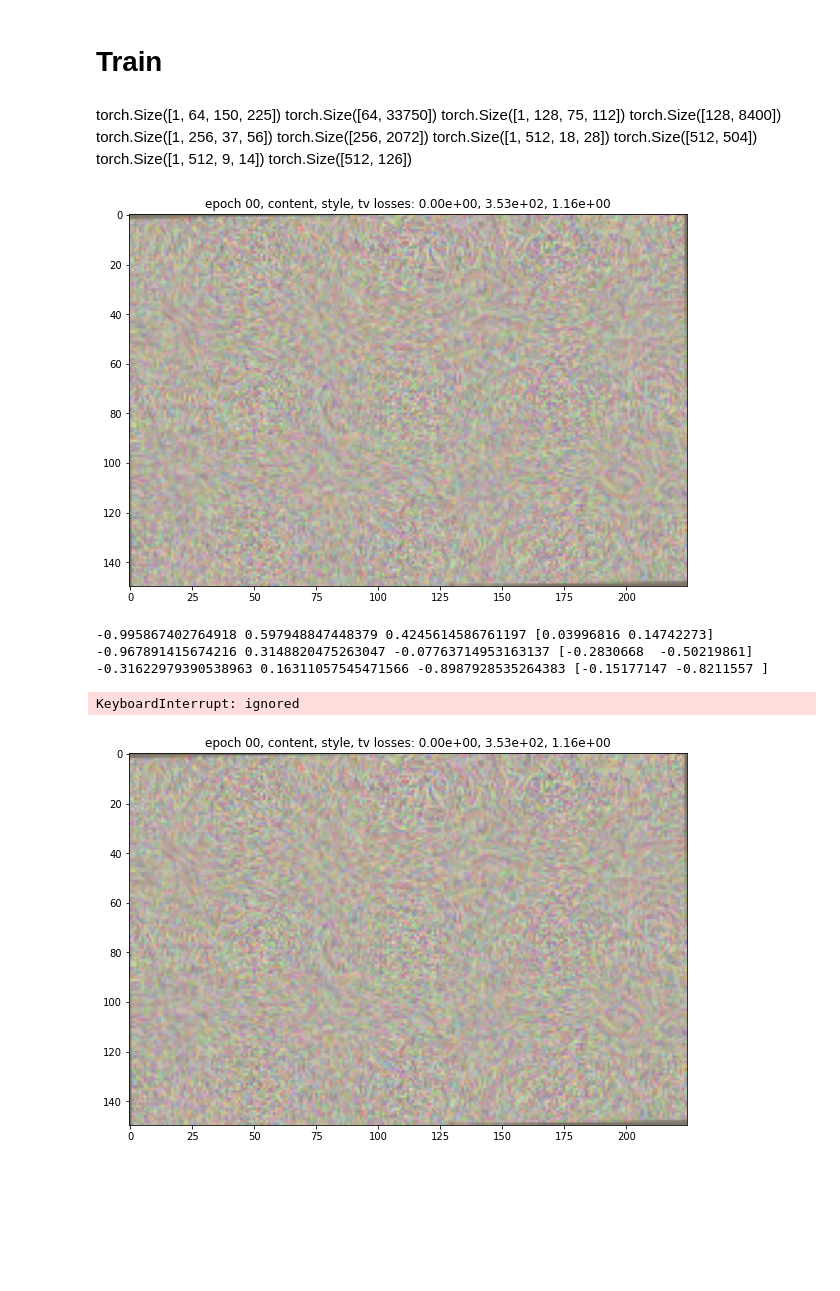
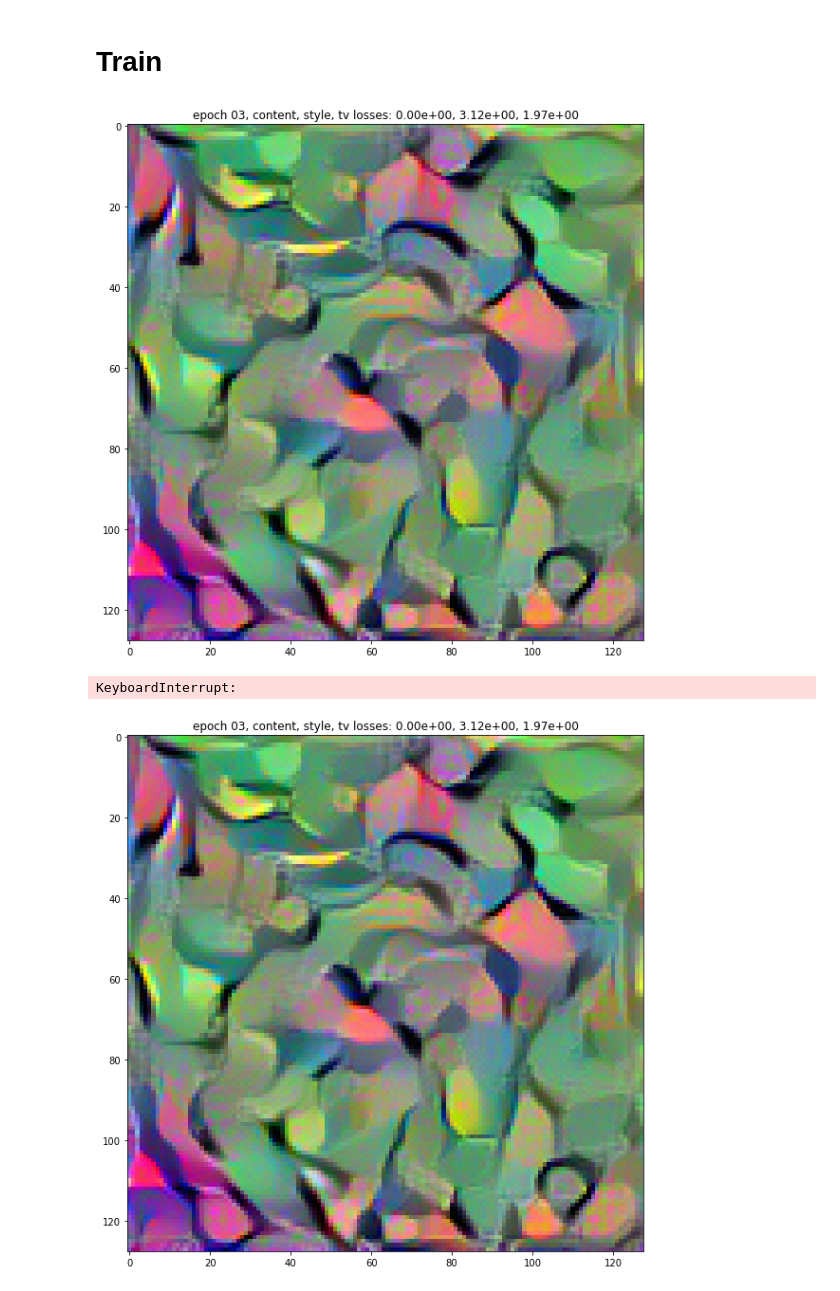
Before and after one commit to abauville/Neural_style_transfer, a Jupyter notebook: 03_Style_transfer.ipynb, the cells around one changed output. Saved outputs shown, nothing was run; the diff lists cells and outputs as text; code cells hidden in the pictures; blank space fills up the shorter version.

```diff
--- a/03_Style_transfer.ipynb
+++ b/03_Style_transfer.ipynb
@@ -53,7 +53,7 @@ _ = plt.imshow(style_im); plt.title("style"); plt.axis("off")
 Normalization, resizing etc... to correspond to the input format of images trained by t
 # %%
 # From D2L
-im_shape = (150, 225)
+im_shape = (128,128)
 rgb_mean = torch.tensor([0.485, 0.456, 0.406])
 rgb_std = torch.tensor([0.229, 0.224, 0.225])
 
@@ -62,14 +62,17 @@ def preprocess(img, image_shape):
         torchvision.transforms.ToPILImage(),
         torchvision.transforms.Resize(image_shape),
         torchvision.transforms.ToTensor(),
-        torchvision.transforms.Normalize(mean=rgb_mean, std=rgb_std)
+#         torchvision.transforms.Normalize(mean=rgb_mean, std=rgb_std)
     ])
     return transforms(img).unsqueeze(0)
 
 def postprocess(img):
-    img = img[0].to(rgb_std.device)
-    img = torch.clamp(img.permute(1, 2, 0) * rgb_std + rgb_mean, 0, 1)
-    return torchvision.transforms.ToPILImage()(img.permute(2, 0, 1))
+    with torch.no_grad():
+        img = img[0].to(rgb_std.device).clone()
+#         img = torch.clamp(img.permute(1, 2, 0) * rgb_std + rgb_mean, 0, 1)
+#         img = torch.clamp(img.permute(1, 2, 0) * rgb_std + rgb_mean, 0, 1)
+#     return torchvision.transforms.ToPILImage()(img.permute(2, 0, 1))
+    return torchvision.transforms.ToPILImage()(img.permute(1, 2, 0).permute(2, 0, 1))
 # %% [markdown]
 # Get a pretrained model
 # %%
@@ -199,8 +202,9 @@ def get_gram(feature_maps):
 def get_style_loss(gram_style_image, gram_generated_image):
     loss = 0
     for A, G in zip(gram_style_image,gram_generated_image):
-        for i in range(A.shape[0]):
-            loss += torch.sum((A[i,:,:].detach()-G)**2)
+#         for i in range(A.shape[0]):
+        loss += F.mse_loss(G, A.detach(),reduction='sum')
+#         loss += torch.sum((A[:,:].detach()-G)**2)
     return loss
 
 def get_content_loss(feature_map_content, feature_map_gen):
@@ -352,14 +394,3 @@ tv_weight = 5.0
-# %% [markdown]
-torch.Size([1, 64, 150, 225])
-torch.Size([64, 33750])
-torch.Size([1, 128, 75, 112])
-torch.Size([128, 8400])
-torch.Size([1, 256, 37, 56])
-torch.Size([256, 2072])
-torch.Size([1, 512, 18, 28])
-torch.Size([512, 504])
-torch.Size([1, 512, 9, 14])
-torch.Size([512, 126])
 # %%
 # optimizer = torch.optim.LBFGS(im_gen.parameters(),lr=2.5)
 # train
@@ -376,15 +407,17 @@ def closure_small():
     gram_gen = get_gram(fm_gen_style)
     content_loss = get_content_loss(fm_content, fm_gen_content)
     style_loss = get_style_loss(gram_style,gram_gen)
-    # tv_loss = get_TV_loss(im_generated)
-    tv_loss = 0
+
+#     print(content_loss, style_loss)
+
+    tv_loss = get_TV_loss(im_generated)
+#     tv_loss = 0
     # for fm in fm_gen_content:
     #     tv_loss += get_TV_loss(fm)
     # for fm in fm_gen_style:
     #     tv_loss += get_TV_loss(fm)
     # tv_loss/=len(fm_gen_content)+len(fm_gen_style)
 
-    tv_loss += get_TV_loss(im_generated)
     return content_loss, style_loss, tv_loss
 
 def closure():
@@ -397,7 +430,7 @@ def closure():
 
 last_loss = 1e10
 jit_i, jit_j = 0, 0,
-for i in range(10000):
+for i in range(10):
 #     im_generated = im_gen()
     # implement jitter as a random walk
     # jit_max = 2
@@ -414,42 +447,43 @@ for i in range(10000):
     #     fm_content = get_feature_maps(im_content, content_layer)
     #     gram_style = get_gram(fm_style)
 
     # jit_i, jit_j = np.clip(np.round((np.random.standard_normal(2)*.5)*jit_max),-jit_max,jit_max).astype(int)
-    im_gen.jitter()
+#     im_gen.jitter()
 
     optimizer.step(closure)
-    scheduler.step()
+#     scheduler.step()
     # adjust weights
-    if i%10==0:
+#     if tv_weight*tv_loss>0.2*(style_weight*style_loss) or tv_weight*tv_loss>0.2*content_weight*content_loss:
+#         tv_weight *= 0.75
+#     if tv_weight*tv_loss<0.01*(style_weight*style_loss) or tv_weight*tv_loss<0.01*content_weight*content_loss:
+#         tv_weight *= 2.0
+    if i%1==0:
         with torch.no_grad():
             content_loss, style_loss, tv_loss = closure_small()
             loss = content_weight*content_loss + style_weight*style_loss + tv_weight*tv_loss
-            # if tv_weight*tv_loss>0.2*(style_weight*style_loss) or tv_weight*tv_loss>0.2*content_weight*content_loss:
-            #     tv_weight *= 0.75
+
             imnew = postprocess(im_gen())
+
             plt.clf()
             plt.imshow(imnew)
             plt.title(f"epoch {i:02d}, content, style, tv losses: {content_weight*content_loss:.2e}, {style_weight*style_loss:.2e}, {tv_weight*tv_loss:.2e}")
             clear_output(wait = True)
             display(fig)
 
 
 
 
             # if loss<abs_loss_limit:
             #     clear_output(wait = True)
             #     print(f'success: absolute loss limit ({abs_loss_limit:.1e}) reached')
             #     break
             # if torch.abs(last_loss-loss)<rel_loss_limit:
             #     clear_output(wait = True)
             #     print(f'stopped because relative loss limit ({rel_loss_limit:.1e})  was reached')
             #     break
 
-            last_loss = loss
+#             last_loss = loss
 # %% [output]
-[figure, old version]
+[figure, new version]
--0.995867402764918 0.597948847448379 0.4245614586761197 [0.03996816 0.14742273]
--0.967891415674216 0.3148820475263047 -0.07763714953163137 [-0.2830668  -0.50219861]
--0.31622979390538963 0.16311057545471566 -0.8987928535264383 [-0.15177147 -0.8211557 ]
+KeyboardInterrupt:
-KeyboardInterrupt: ignored
-[figure, old version]
+[figure, new version]
```
Also changed, not shown: parts of 9 cells of this notebook.
